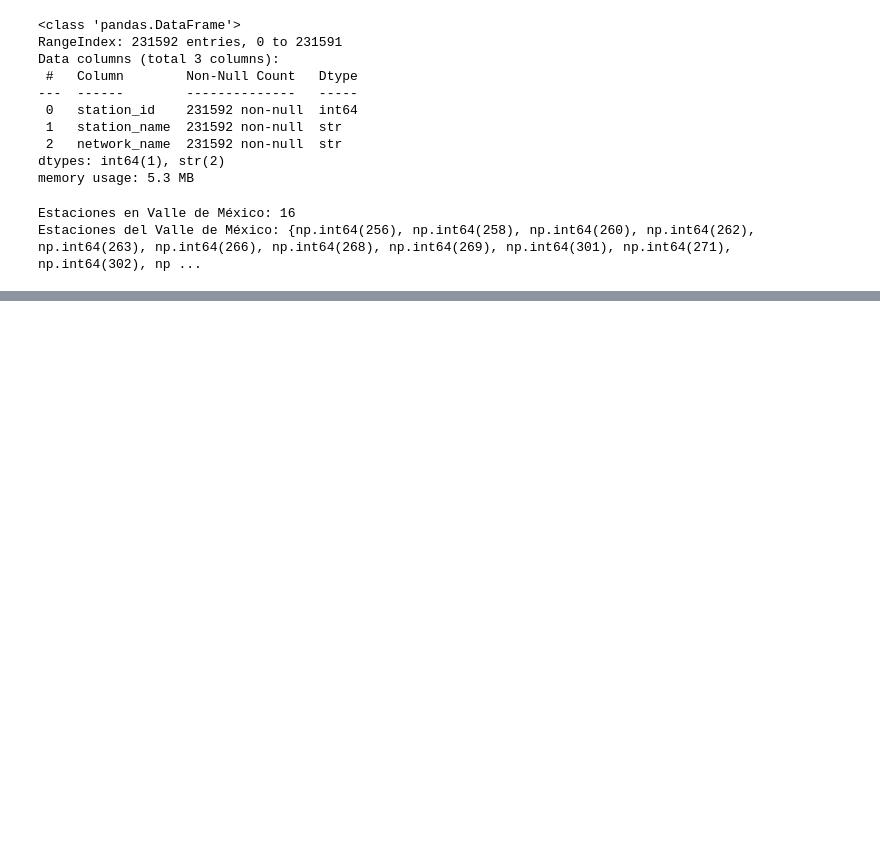
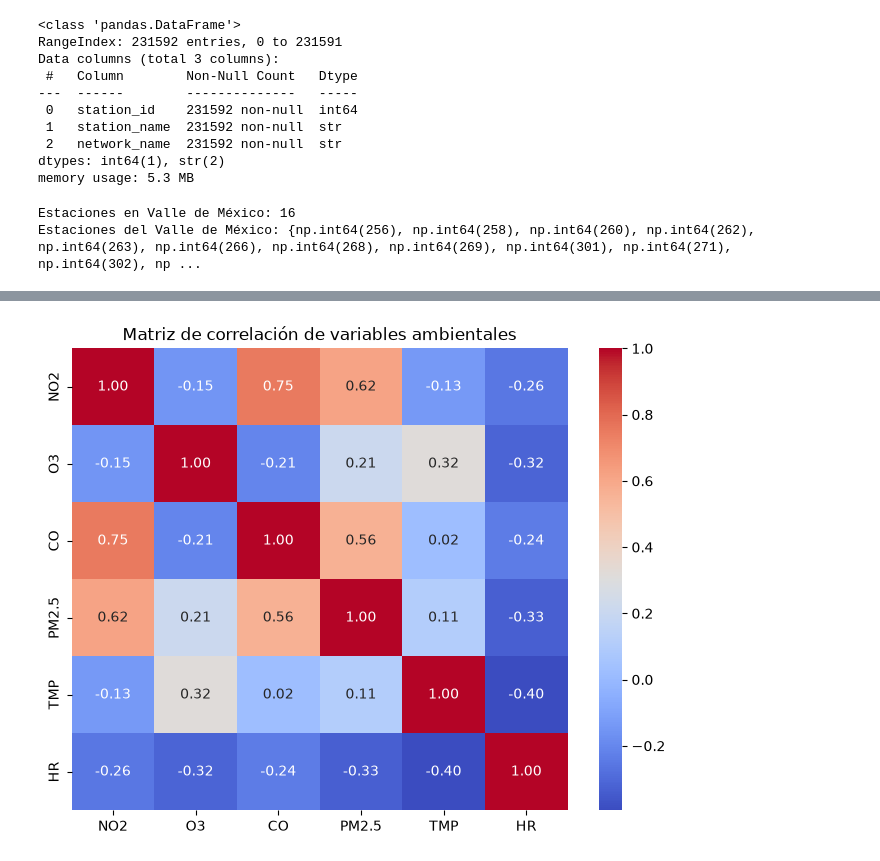
Before and after one commit to Diana-Torres21/Sistemas-Inteligentes, a Jupyter notebook: Proyecto-Final/Notebooks/Limpieza.ipynb, the cells around one changed output, grey strips where cells are left out. Cells and saved outputs as stored; diff of their text form; code cells hidden in the pictures; blank space fills up the shorter version.

```diff
--- a/Proyecto-Final/Notebooks/Limpieza.ipynb
+++ b/Proyecto-Final/Notebooks/Limpieza.ipynb
@@ -10,9 +10,7 @@ import numpy as np
 import matplotlib.pyplot as plt
 import seaborn as sns
 # %%
-df_daily = pd.read_csv(
-    r"C:\Users\user\Documents\FES-A\Semestre_7\SI\Proyecto-Final\Datasets\stations_daily.csv"
-)
+df_daily = pd.read_csv("../Datasets/stations_daily.csv")
 
 print("CSV cargado correctamente")
 print(df_daily.shape)
@@ -163,0 +465,12 @@ Estaciones del Valle de México: {'Ajusco Medio', 'UAM Iztapalapa', 'Centro de C
+# %%
+columnas = ["NO2", "O3", "CO", "PM2.5", "TMP", "HR"]
+
+correlacion = df_valle[columnas].corr()
+
+plt.figure(figsize=(8, 6))
+sns.heatmap(correlacion, annot=True, cmap="coolwarm", fmt=".2f")
+
+plt.title("Matriz de correlación de variables ambientales")
+plt.show()
+# %% [output]
+[figure, added]
```
Also changed, not shown: parts of 28 cells of this notebook.
